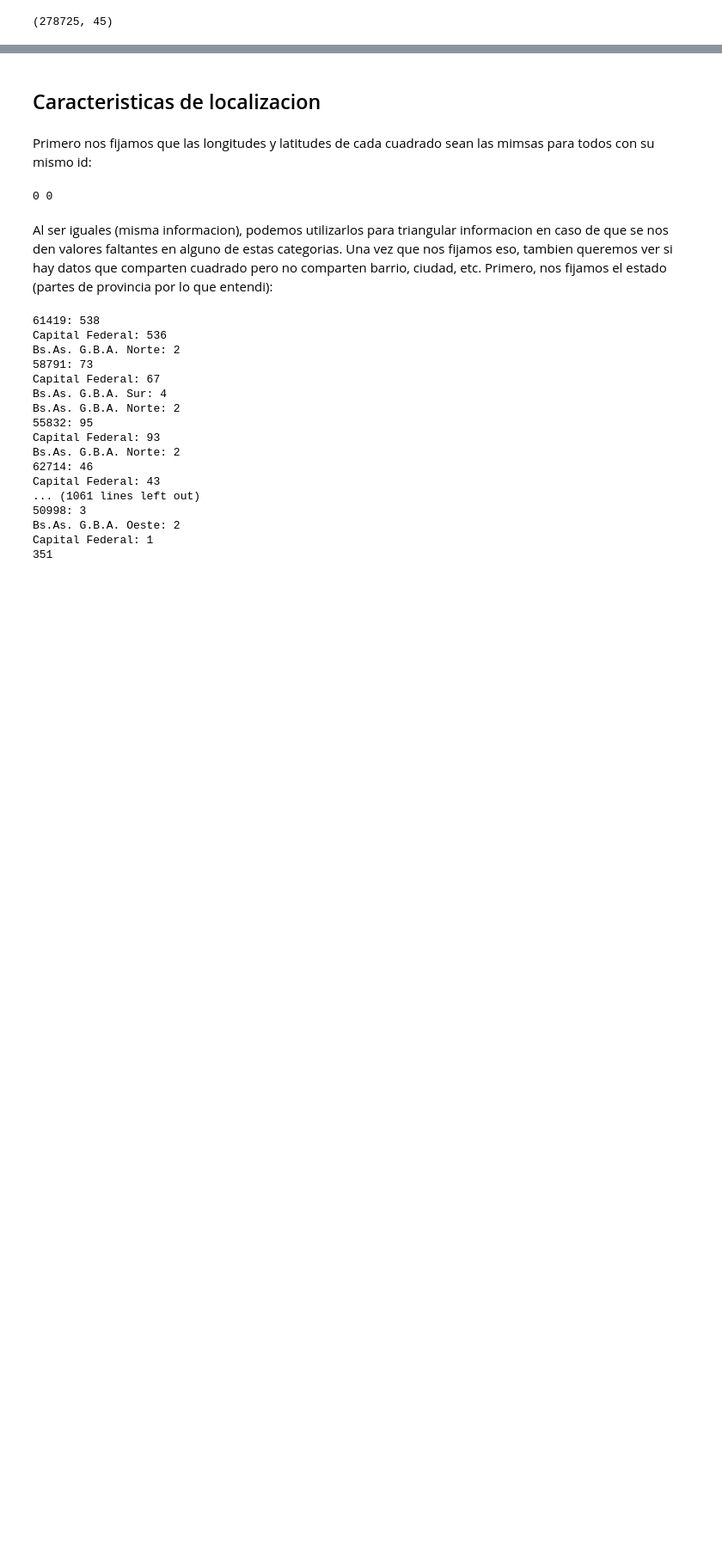
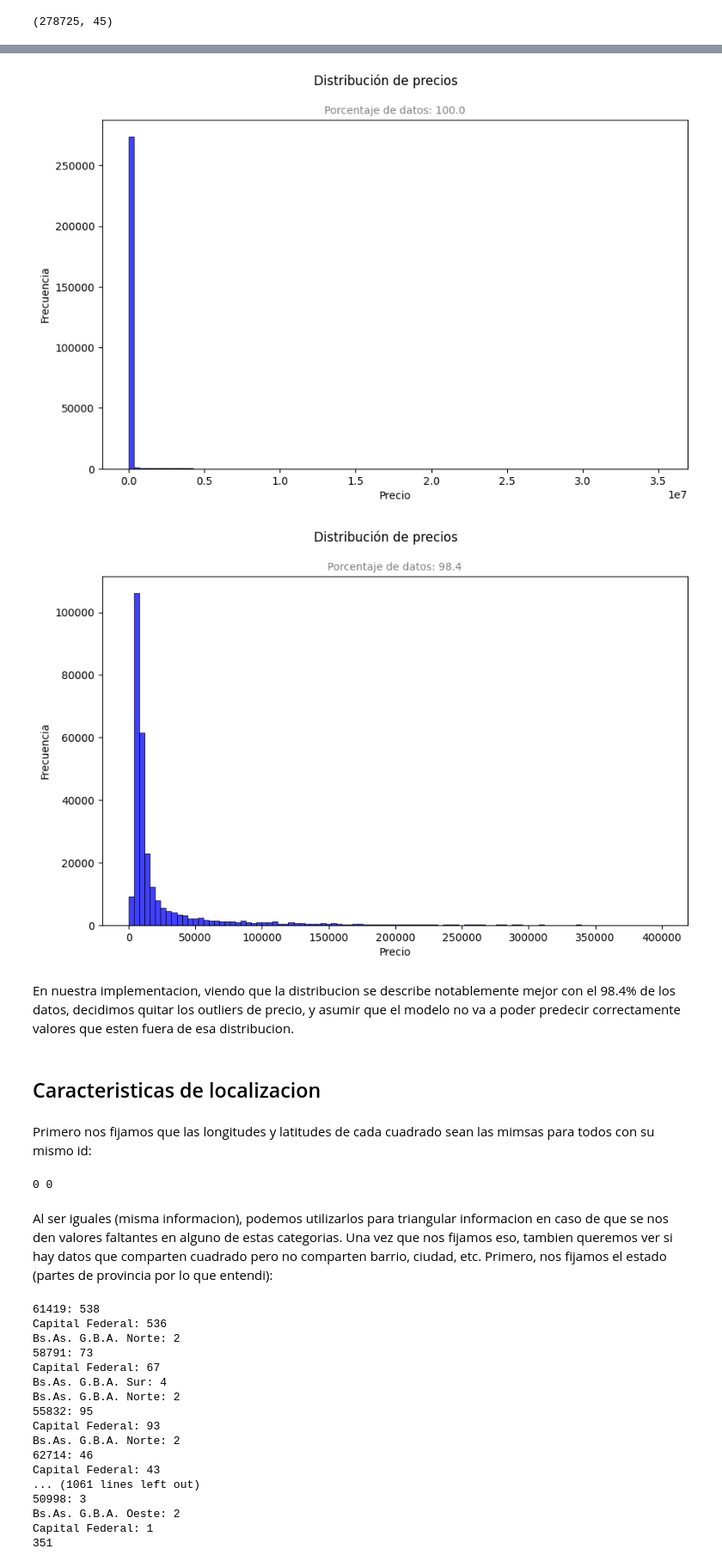
Before and after one commit to TomasD1az/I302_FP, a Jupyter notebook: analisis.ipynb, the cells around one changed output, grey strips where cells are left out. Shown: that part at 86% size. Cells and saved outputs as stored; diff of their text form; code cells hidden in the pictures; blank space fills up the shorter version.

```diff
--- a/analisis.ipynb
+++ b/analisis.ipynb
@@ -14,3 +23,25 @@ print(data.shape)
+# %%
+#queremos ver como se distribuyen los precios
+plt.figure(figsize=(10, 6))
+sns.histplot(data['precio_pesos_constantes'], bins=100, color='blue')
+plt.title('Porcentaje de datos: ' + str(np.round(len(data['precio_pesos_constantes']) / len(data) * 100, 2)), fontsize=10, color='grey')
+plt.suptitle('Distribución de precios')
+plt.xlabel('Precio')
+plt.ylabel('Frecuencia')
+plt.show()
+
+plt.figure(figsize=(10, 6))
+sns.histplot(data[data['precio_pesos_constantes'] < 400000]['precio_pesos_constantes'], bins=100, color='blue')
+plt.title('Porcentaje de datos: ' + str(np.round(len(data[data['precio_pesos_constantes'] < 400000]) / len(data) * 100, 2)), fontsize=10, color='grey')
+plt.suptitle('Distribución de precios')
+plt.xlabel('Precio')
+plt.ylabel('Frecuencia')
+plt.show()
+# %% [output]
+[figure, added]
+[figure, added]
+# %% [markdown]
+En nuestra implementacion, viendo que la distribucion se describe notablemente mejor con el 98.4% de los datos, decidimos quitar los outliers de precio, y asumir que el modelo no va a poder predecir correctamente valores que esten fuera de esa distribucion.
 # %% [markdown]
 ## Caracteristicas de localizacion
 # %% [markdown]
```
Also changed, not shown: parts of 4 cells of this notebook, 9 other files.
